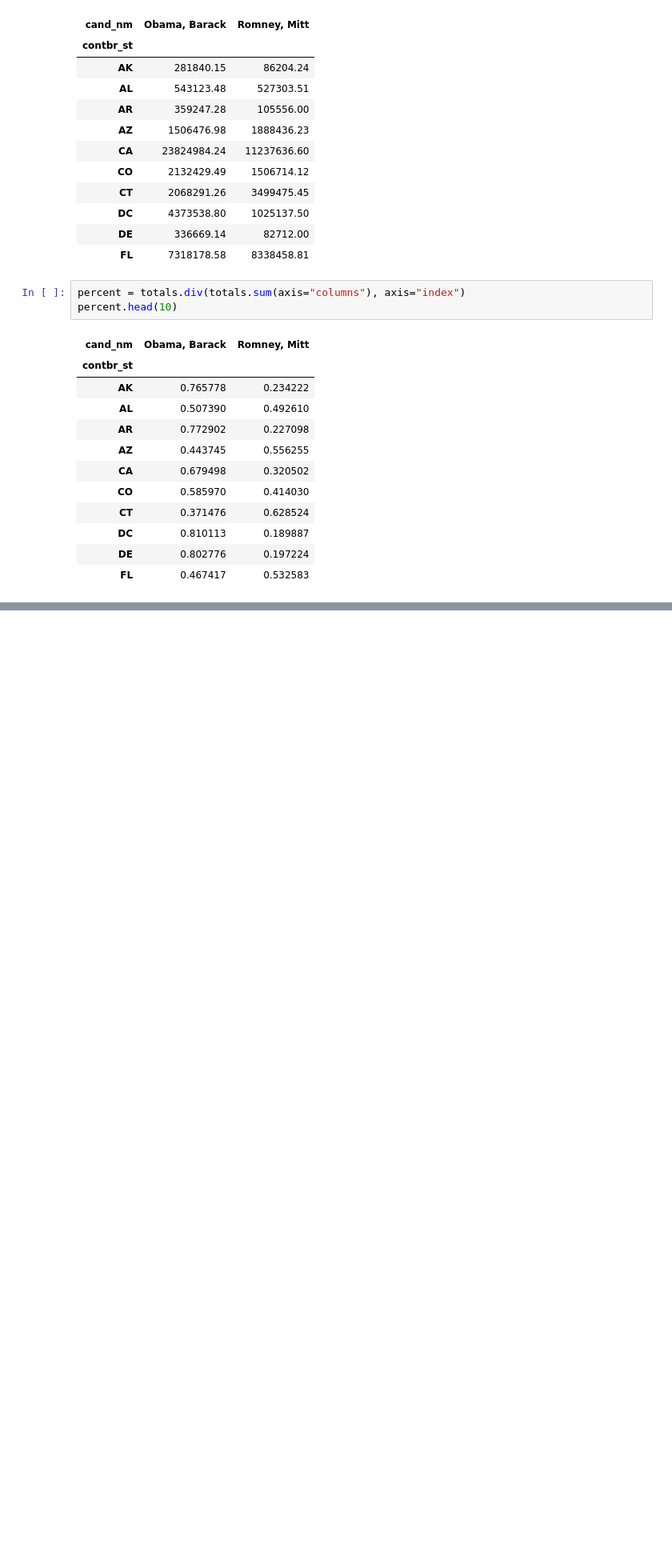
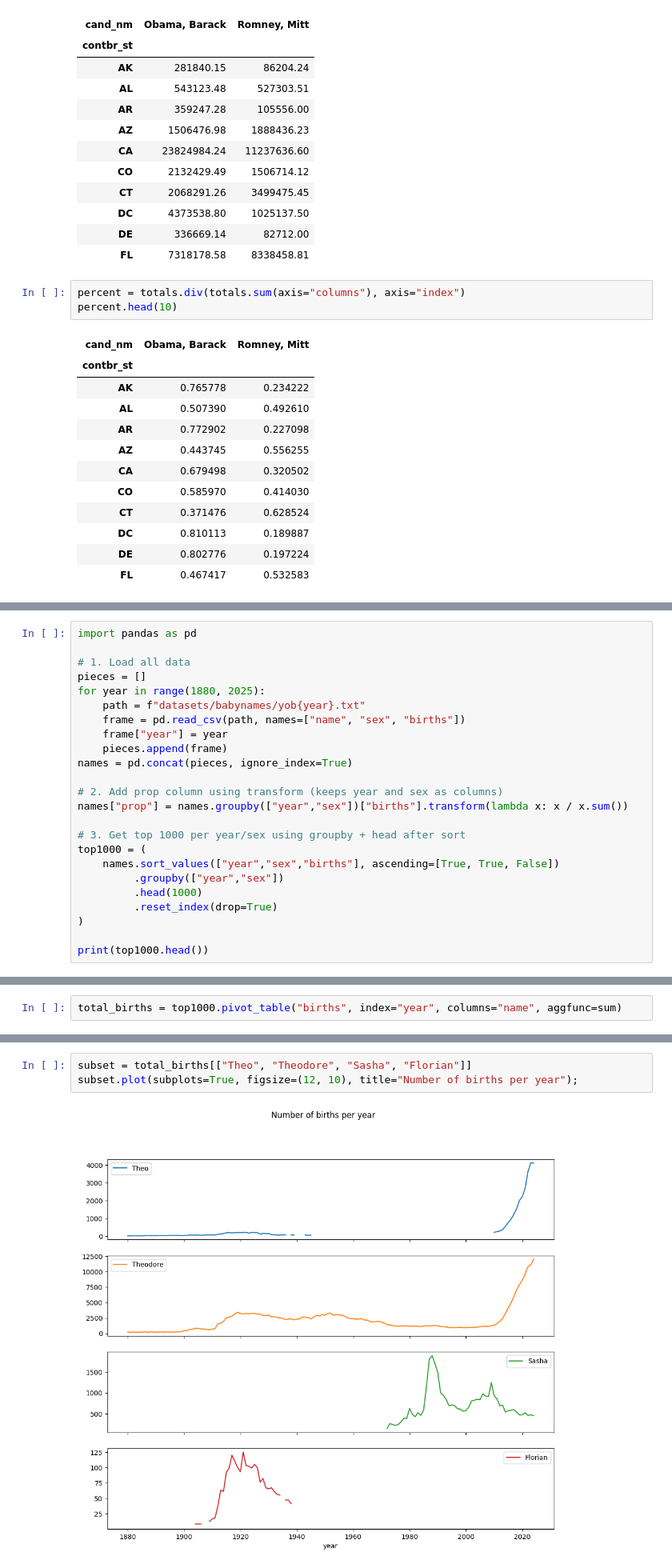
Before and after one commit to dynamicmemory/programming-books, a Jupyter notebook: data-analysis-in-python/chatper 13.ipynb, the cells around one changed output, grey strips where cells are left out. Shown at 80% size. Saved outputs shown, nothing was run; the diff lists cells and outputs as text; blank space fills up the shorter version.

Commit message:
fin data exploration

```diff
--- a/data-analysis-in-python/chatper 13.ipynb
+++ b/data-analysis-in-python/chatper 13.ipynb
@@ -961,0 +1084,24 @@ percent.head(10)
+# %%
+import pandas as pd
+
+# 1. Load all data
+pieces = []
+for year in range(1880, 2025):
+    path = f"datasets/babynames/yob{year}.txt"
+    frame = pd.read_csv(path, names=["name", "sex", "births"])
+    frame["year"] = year
+    pieces.append(frame)
+names = pd.concat(pieces, ignore_index=True)
+
+# 2. Add prop column using transform (keeps year and sex as columns)
+names["prop"] = names.groupby(["year","sex"])["births"].transform(lambda x: x / x.sum())
+
+# 3. Get top 1000 per year/sex using groupby + head after sort
+top1000 = (
+    names.sort_values(["year","sex","births"], ascending=[True, True, False])
+         .groupby(["year","sex"])
+         .head(1000)
+         .reset_index(drop=True)
+)
+
+print(top1000.head())
@@ -961,0 +1118,2 @@ percent.head(10)
+# %%
+total_births = top1000.pivot_table("births", index="year", columns="name", aggfunc=sum)
@@ -961,0 +1128,5 @@ percent.head(10)
+# %%
+subset = total_births[["Theo", "Theodore", "Sasha", "Florian"]]
+subset.plot(subplots=True, figsize=(12, 10), title="Number of births per year");
+# %% [output]
+[figure, added]
```
Also changed, not shown: parts of 44 cells of this notebook.
